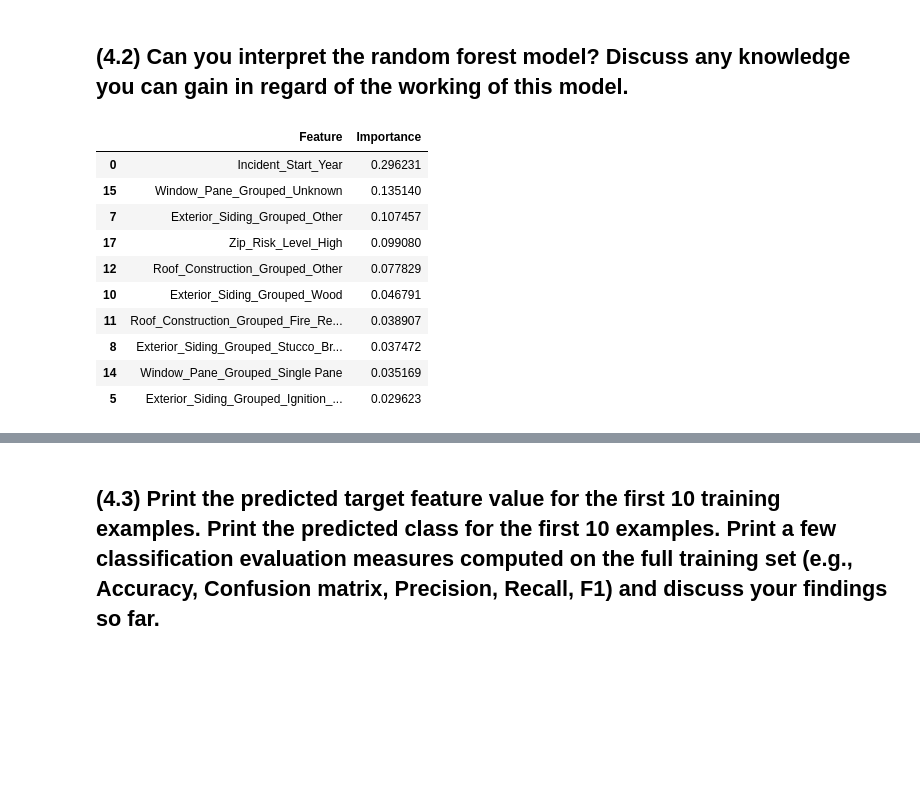
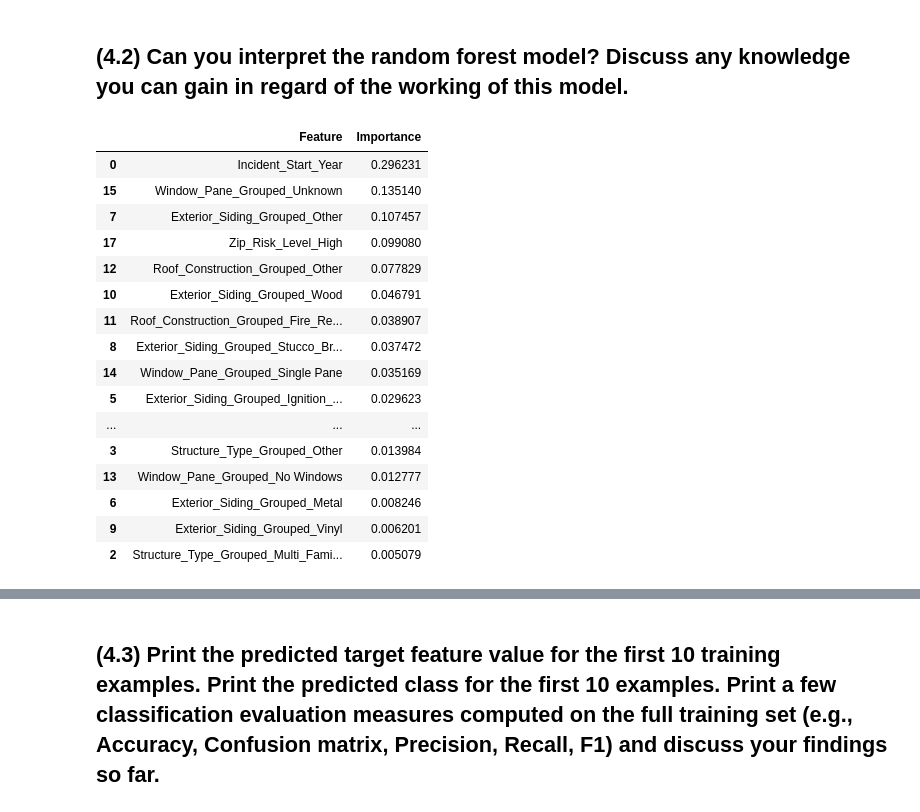
Before and after one commit to xiaoxiajin/47350DA-2, a Jupyter notebook: 2024-Homework2-Notebook.ipynb, the cells around one changed output, grey strips where cells are left out. Drawn from its saved outputs; the diff is of its cells as text; code cells hidden in the pictures; blank space fills up the shorter version.

```diff
--- a/2024-Homework2-Notebook.ipynb
+++ b/2024-Homework2-Notebook.ipynb
@@ -1841,26 +1879,30 @@ rf_model = RandomForestClassifier(n_estimators=100, random_state=42).fit(X_train
 # %% [markdown]
 ## (4.2) Can you interpret the random forest model? Discuss any knowledge you can gain in regard of the working of this model.
 # %%
-# 提取特征重要性
+# Feature and importance
 feature_importance_rf = pd.DataFrame({
     'Feature': X_train_rf.columns,
     'Importance': rf_model.feature_importances_
 })
 
 
 feature_importance_rf_sorted = feature_importance_rf.sort_values(by='Importance', ascending=False)
-
-# 显示前几项
-feature_importance_rf_sorted.head(10)
+feature_importance_rf_sorted
 # %% [output]
 |  | Feature | Importance |
 | 0 | Incident_Start_Year | 0.296231 |
 | 15 | Window_Pane_Grouped_Unknown | 0.135140 |
 | 7 | Exterior_Siding_Grouped_Other | 0.107457 |
 | 17 | Zip_Risk_Level_High | 0.099080 |
 | 12 | Roof_Construction_Grouped_Other | 0.077829 |
 | 10 | Exterior_Siding_Grouped_Wood | 0.046791 |
 | 11 | Roof_Construction_Grouped_Fire_Re... | 0.038907 |
 | 8 | Exterior_Siding_Grouped_Stucco_Br... | 0.037472 |
 | 14 | Window_Pane_Grouped_Single Pane | 0.035169 |
 | 5 | Exterior_Siding_Grouped_Ignition_... | 0.029623 |
+| ... | ... | ... |
+| 3 | Structure_Type_Grouped_Other | 0.013984 |
+| 13 | Window_Pane_Grouped_No Windows | 0.012777 |
+| 6 | Exterior_Siding_Grouped_Metal | 0.008246 |
+| 9 | Exterior_Siding_Grouped_Vinyl | 0.006201 |
+| 2 | Structure_Type_Grouped_Multi_Fami... | 0.005079 |
```
Also changed, not shown: parts of 26 cells of this notebook.
